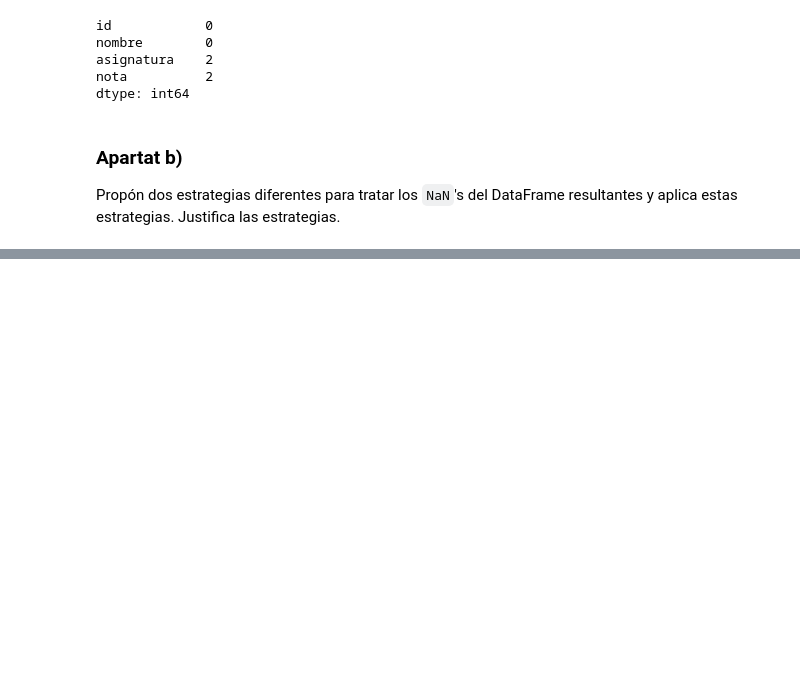
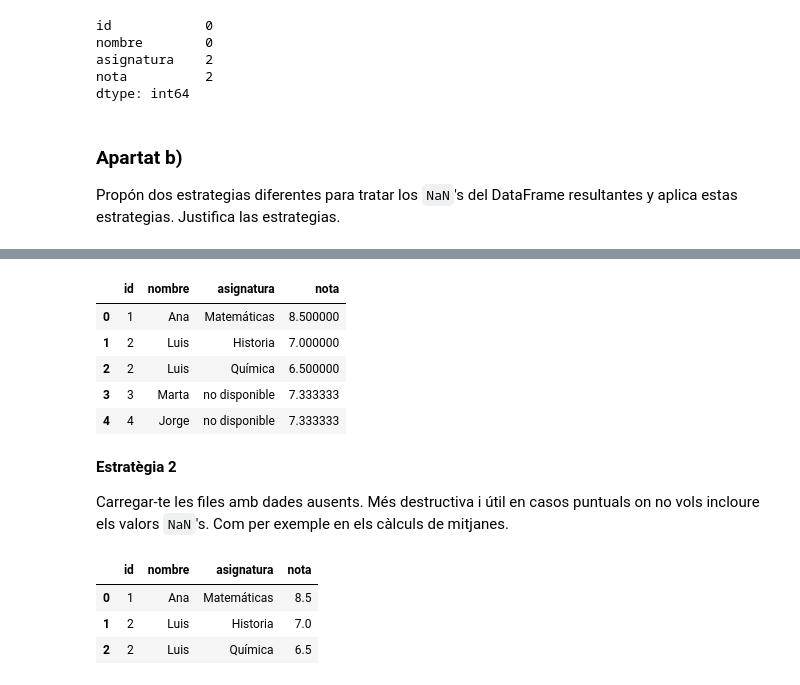
Before and after one commit to albertmoyanadal/ttad, a Jupyter notebook: delivery/ttad_practica_2_albert_moya.ipynb, the cells around one changed output, grey strips where cells are left out. Drawn from its saved outputs; the diff is of its cells as text; code cells hidden in the pictures; blank space fills up the shorter version.

```diff
--- a/delivery/ttad_practica_2_albert_moya.ipynb
+++ b/delivery/ttad_practica_2_albert_moya.ipynb
@@ -587,0 +595,26 @@ Propón dos estrategias diferentes para tratar los `NaN`'s del DataFrame resulta
+# %%
+df_fill = df.copy()
+
+df_fill['asignatura'] = df_fill['asignatura'].fillna('no disponible')
+df_fill['nota'] = df_fill['nota'].fillna(df_fill['nota'].mean())
+
+df_fill
+# %% [output]
+|  | id | nombre | asignatura | nota |
+| 0 | 1 | Ana | Matemáticas | 8.500000 |
+| 1 | 2 | Luis | Historia | 7.000000 |
+| 2 | 2 | Luis | Química | 6.500000 |
+| 3 | 3 | Marta | no disponible | 7.333333 |
+| 4 | 4 | Jorge | no disponible | 7.333333 |
+# %% [markdown]
+**Estratègia 2**
+
+Carregar-te les files amb dades ausents. Més destructiva i útil en casos puntuals on no vols incloure els valors `NaN`'s. Com per exemple en els càlculs de mitjanes.
+# %%
+df_drop = df.dropna()
+df_drop
+# %% [output]
+|  | id | nombre | asignatura | nota |
+| 0 | 1 | Ana | Matemáticas | 8.5 |
+| 1 | 2 | Luis | Historia | 7.0 |
+| 2 | 2 | Luis | Química | 6.5 |
```
Also changed, not shown: parts of 1 cell of this notebook.
